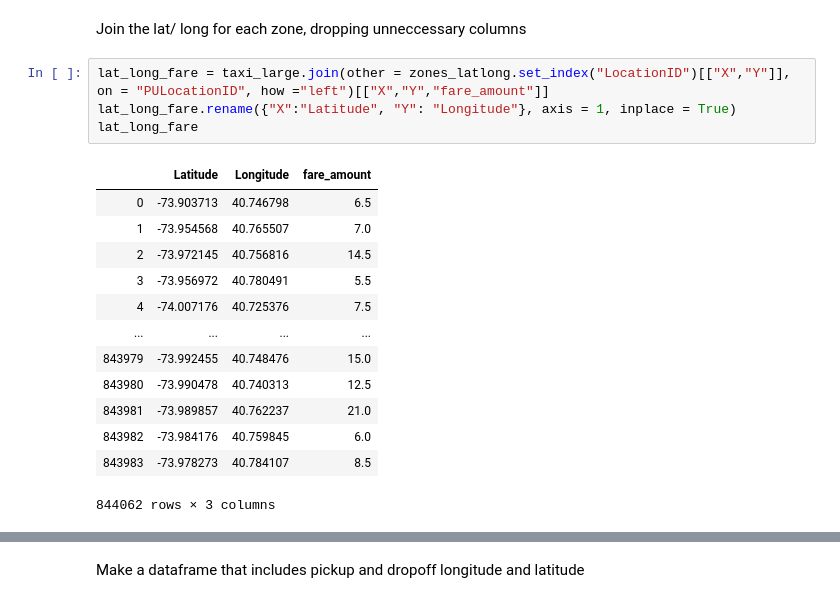
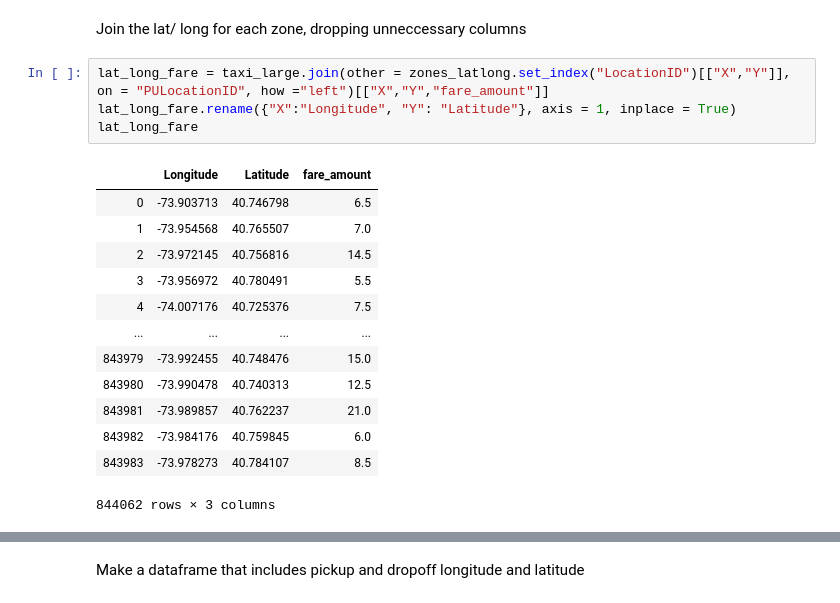
Before and after one commit to JacobHelwig/Fare-Prediction, a Jupyter notebook: Taxi Exploration.ipynb, the cells around one changed output, grey strips where cells are left out. Drawn from its saved outputs; the diff is of its cells as text.

```diff
--- a/Taxi Exploration.ipynb
+++ b/Taxi Exploration.ipynb
@@ -308,10 +308,10 @@ zones_latlong.head()
 Join the lat/ long for each zone, dropping unneccessary columns
 # %%
 lat_long_fare = taxi_large.join(other = zones_latlong.set_index("LocationID")[["X","Y"]], on = "PULocationID", how ="left")[["X","Y","fare_amount"]]
-lat_long_fare.rename({"X":"Latitude", "Y": "Longitude"}, axis = 1, inplace = True)
+lat_long_fare.rename({"X":"Longitude", "Y": "Latitude"}, axis = 1, inplace = True)
 lat_long_fare
 # %% [output]
-|  | Latitude | Longitude | fare_amount |
+|  | Longitude | Latitude | fare_amount |
 | 0 | -73.903713 | 40.746798 | 6.5 |
 | 1 | -73.954568 | 40.765507 | 7.0 |
 | 2 | -73.972145 | 40.756816 | 14.5 |
```
Also changed, not shown: parts of 3 cells of this notebook.
